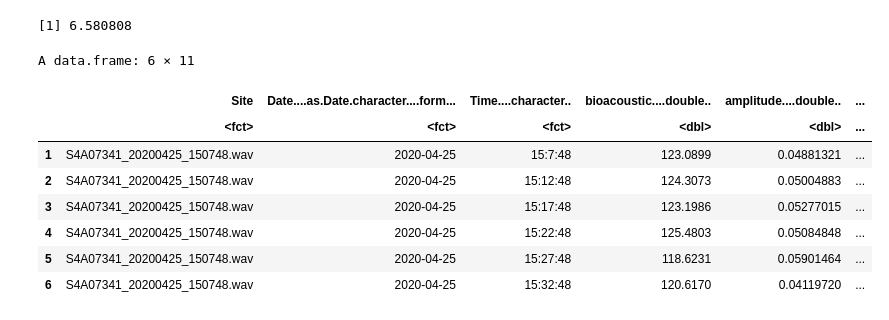
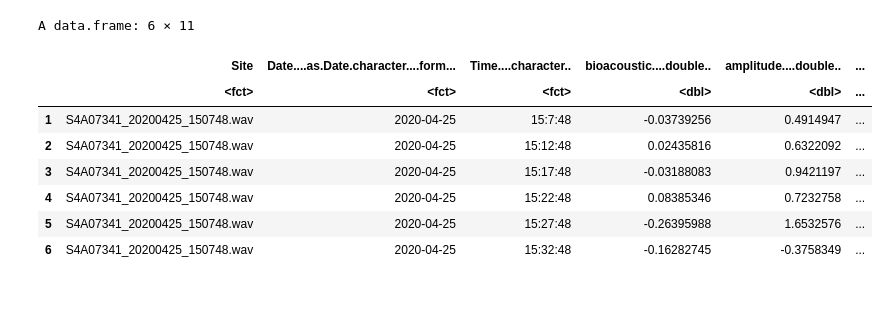
Before and after one commit to UMI-iGlobes/soundscapes, a Jupyter notebook: Jupyter/Post-Lockdown Analysis.ipynb, the cells around one changed output. Cells and saved outputs as stored; diff of their text form; code cells hidden in the pictures.

```diff
--- a/Jupyter/Post-Lockdown Analysis.ipynb
+++ b/Jupyter/Post-Lockdown Analysis.ipynb
@@ -16,18 +24,19 @@ A data.frame: 6 × 16
 # %%
 new_data <- read.csv(file = '/media/colton/My Passport/jake_lockdown.csv')
 new_data$acoustic_evenness....double..<-NULL
+new_data$spectral_entropy....double..<-NULL
+new_data[,4:11]<- scale(new_data[,4:11])
 head(new_data)
 # %% [output]
-[1] 6.580808
+A data.frame: 6 × 11
-A data.frame: 6 × 11
 |  | Site | Date....as.Date.character....form... | Time....character.. | bioacoustic....double.. | amplitude....double.. | ... |
 |  | <fct> | <fct> | <fct> | <dbl> | <dbl> | ... |
-| 1 | S4A07341_20200425_150748.wav | 2020-04-25 | 15:7:48 | 123.0899 | 0.04881321 | ... |
-| 2 | S4A07341_20200425_150748.wav | 2020-04-25 | 15:12:48 | 124.3073 | 0.05004883 | ... |
-| 3 | S4A07341_20200425_150748.wav | 2020-04-25 | 15:17:48 | 123.1986 | 0.05277015 | ... |
-| 4 | S4A07341_20200425_150748.wav | 2020-04-25 | 15:22:48 | 125.4803 | 0.05084848 | ... |
-| 5 | S4A07341_20200425_150748.wav | 2020-04-25 | 15:27:48 | 118.6231 | 0.05901464 | ... |
-| 6 | S4A07341_20200425_150748.wav | 2020-04-25 | 15:32:48 | 120.6170 | 0.04119720 | ... |
+| 1 | S4A07341_20200425_150748.wav | 2020-04-25 | 15:7:48 | -0.03739256 | 0.4914947 | ... |
+| 2 | S4A07341_20200425_150748.wav | 2020-04-25 | 15:12:48 | 0.02435816 | 0.6322092 | ... |
+| 3 | S4A07341_20200425_150748.wav | 2020-04-25 | 15:17:48 | -0.03188083 | 0.9421197 | ... |
+| 4 | S4A07341_20200425_150748.wav | 2020-04-25 | 15:22:48 | 0.08385346 | 0.7232758 | ... |
+| 5 | S4A07341_20200425_150748.wav | 2020-04-25 | 15:27:48 | -0.26395988 | 1.6532576 | ... |
+| 6 | S4A07341_20200425_150748.wav | 2020-04-25 | 15:32:48 | -0.16282745 | -0.3758349 | ... |
 # %%
 
 
```
Also changed, not shown: parts of 6 cells of this notebook.
